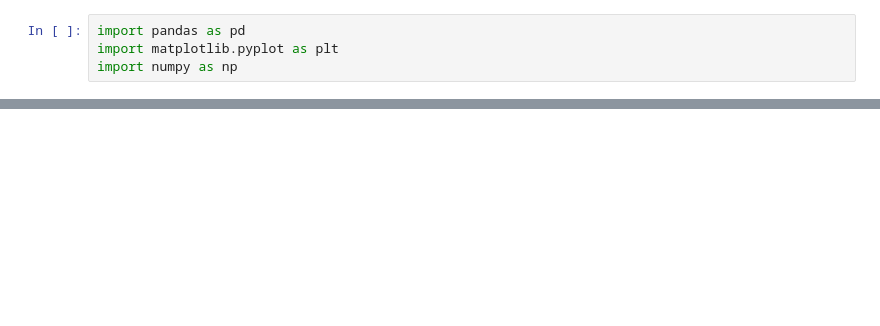
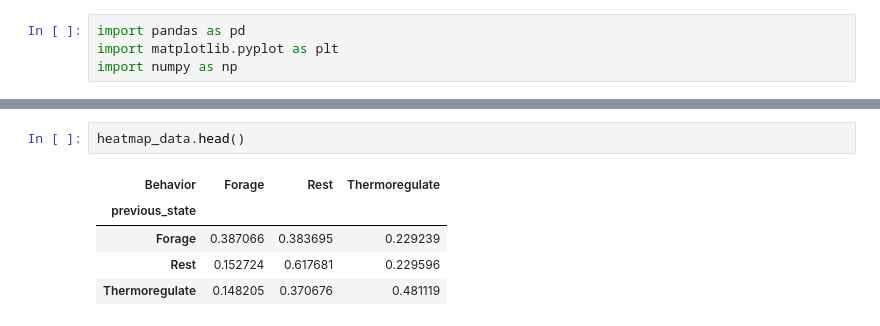
Before and after one commit to michaelremington2/therma_sim, a Jupyter notebook: src/therma_sim/post_sim_analysis_scratch.ipynb, the cells around one changed output, grey strips where cells are left out. Cells and saved outputs as stored; diff of their text form; blank space fills up the shorter version.

```diff
--- a/src/therma_sim/post_sim_analysis_scratch.ipynb
+++ b/src/therma_sim/post_sim_analysis_scratch.ipynb
@@ -142,3 +142,11 @@ print(transition_probabilities)
+# %%
+heatmap_data.head()
+# %% [output]
+| Behavior | Forage | Rest | Thermoregulate |
+| previous_state |  |  |  |
+| Forage | 0.387066 | 0.383695 | 0.229239 |
+| Rest | 0.152724 | 0.617681 | 0.229596 |
+| Thermoregulate | 0.148205 | 0.370676 | 0.481119 |
 # %%
 # This could be a good test
 import seaborn as sns
```
Also changed, not shown: parts of 10 cells of this notebook, 1 other file.
